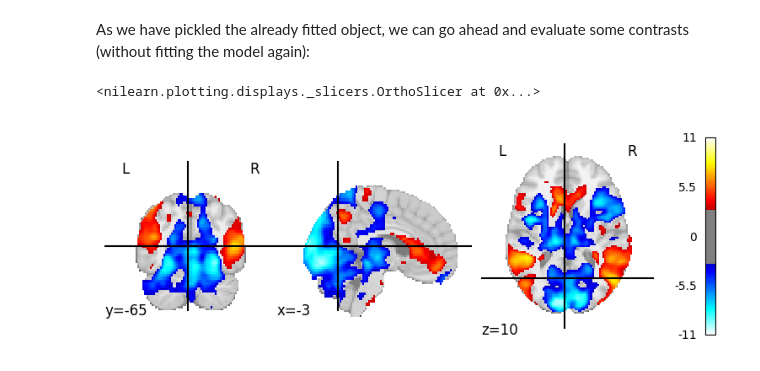
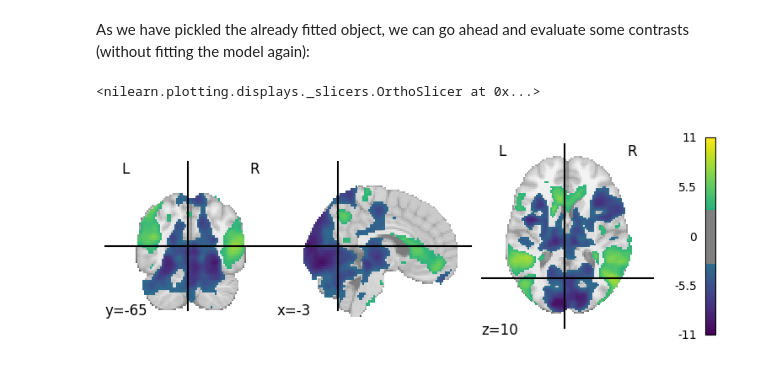
Before and after one commit to dominikpegler/tewa2-neuroimaging, a Jupyter notebook: assignments/Group assignment/Group assignment.ipynb, the cells around one changed output. Saved outputs shown, nothing was run; the diff lists cells and outputs as text; code cells hidden in the pictures.

```diff
--- a/assignments/Group assignment/Group assignment.ipynb
+++ b/assignments/Group assignment/Group assignment.ipynb
@@ -305,9 +294,9 @@ As we have pickled the already fitted object, we can go ahead and evaluate some
 # %%
 other_self_pkl = secondlvl_pkl.compute_contrast(
     second_level_contrast="intercept", output_type="z_score"
 )
 
-plotting.plot_stat_map(other_self_pkl, threshold=3)
+plotting.plot_stat_map(other_self_pkl, threshold=3, cmap="viridis")
 # %% [output]
 <nilearn.plotting.displays._slicers.OrthoSlicer at 0x...>
-[figure, old version]
+[figure, new version]
```
Also changed, not shown: parts of 4 cells of this notebook.
